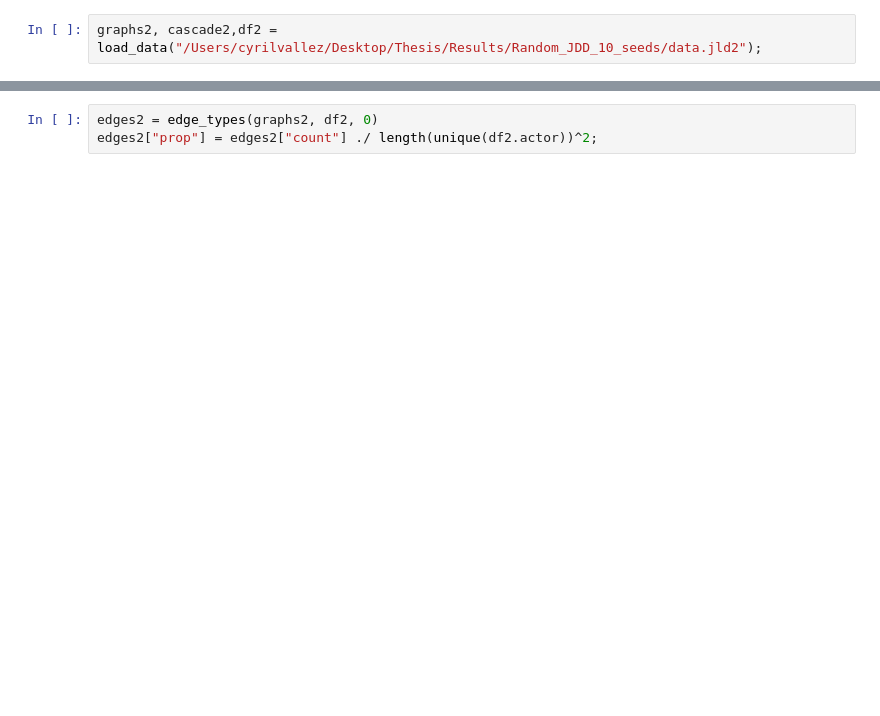
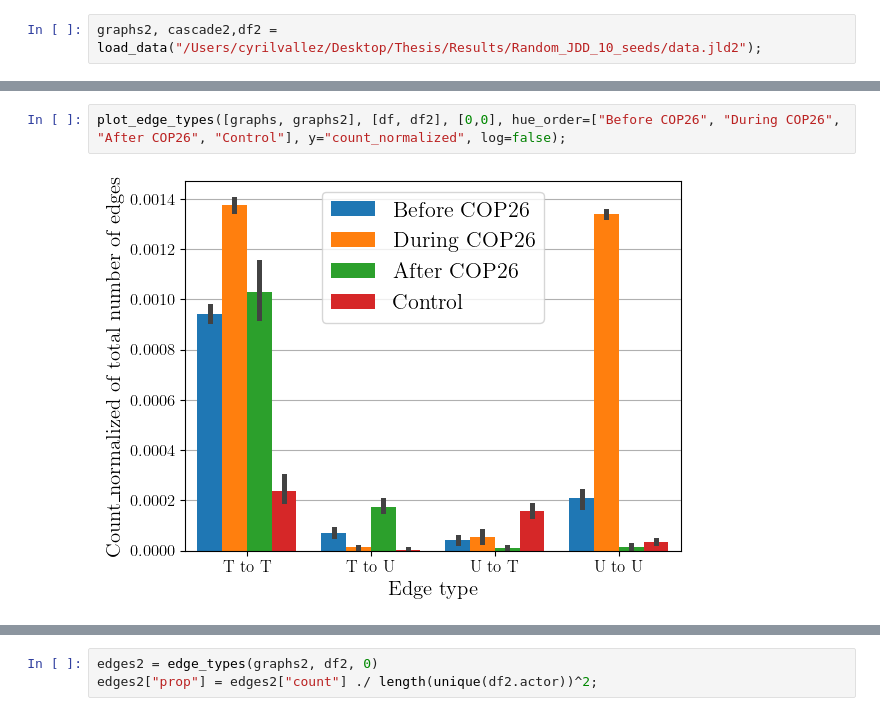
Before and after one commit to Cyrilvallez/Measuring-Influence-Twitter, a Jupyter notebook: Julia/Notebooks/process.ipynb, the cells around one changed output, grey strips where cells are left out. Drawn from its saved outputs; the diff is of its cells as text; blank space fills up the shorter version.

```diff
--- a/Julia/Notebooks/process.ipynb
+++ b/Julia/Notebooks/process.ipynb
@@ -9,0 +76,4 @@ graphs2, cascade2,df2 = load_data("/Users/cyrilvallez/Desktop/Thesis/Results/Ran
+# %%
+plot_edge_types([graphs, graphs2], [df, df2], [0,0], hue_order=["Before COP26", "During COP26", "After COP26", "Control"], y="count_normalized", log=false);
+# %% [output]
+[figure, added]
```
Also changed, not shown: parts of 87 cells of this notebook, 20 other files.
